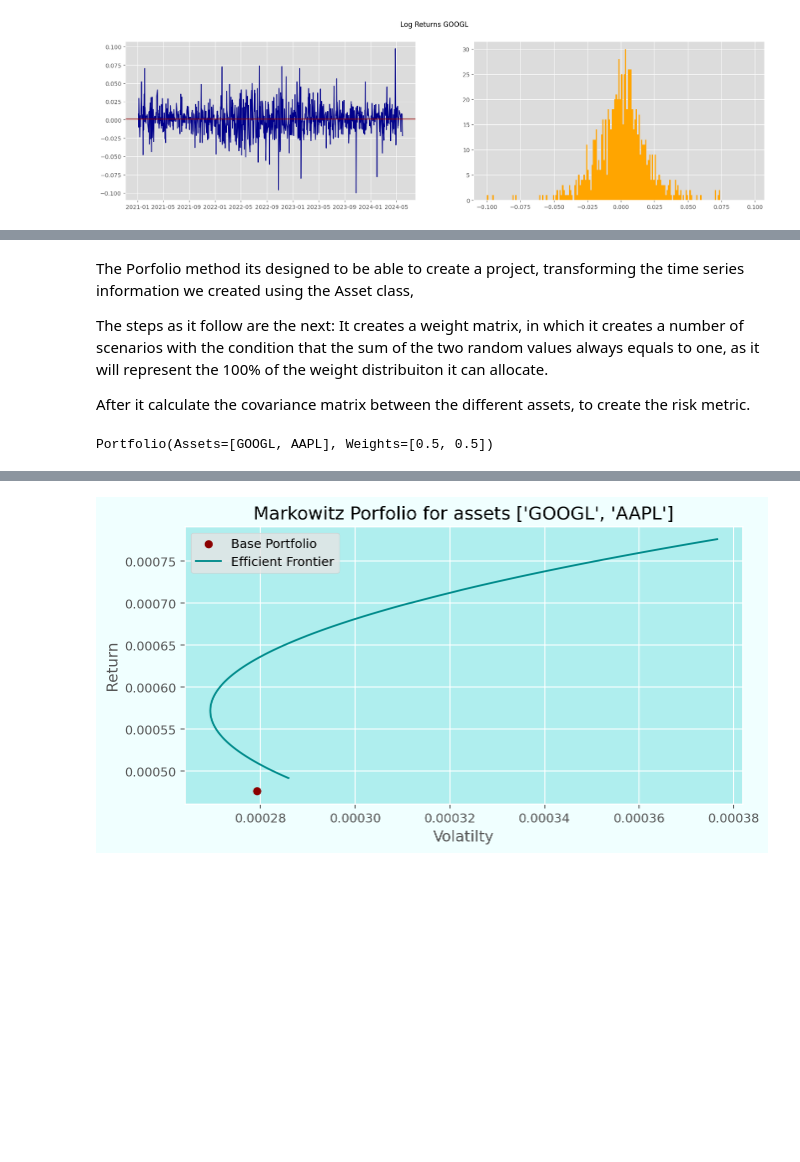
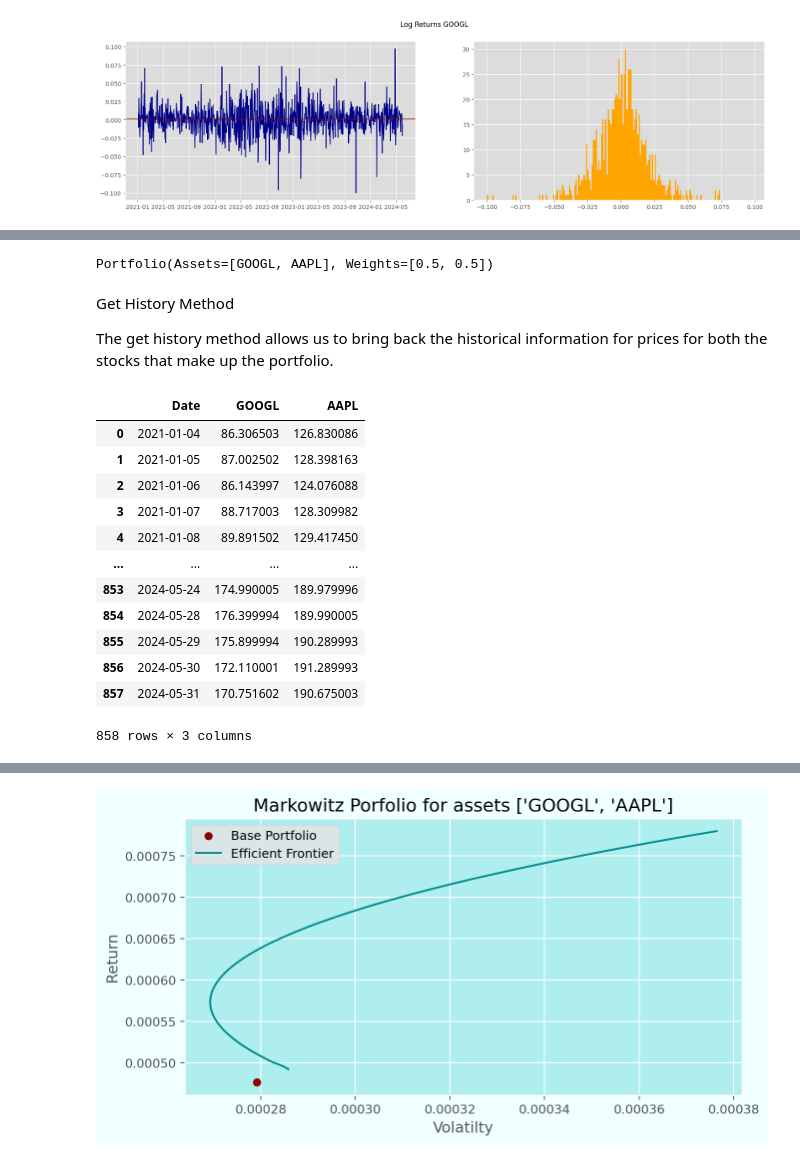
Before and after one commit to NJAimesD/Assets, a Jupyter notebook: test.ipynb, the cells around one changed output, grey strips where cells are left out. Cells and saved outputs as stored; diff of their text form; code cells hidden in the pictures; blank space fills up the shorter version.

```diff
--- a/test.ipynb
+++ b/test.ipynb
@@ -80,13 +148,26 @@ fig.show()
 # %%
-base_portfolio = Portfolio(ASSETS, weights=[0.5, 0.5])
+tickernames = ['GOOGL', 'AAPL']
+base_portfolio = Portfolio(tickernames, weights=[0.5, 0.5])
+print(base_portfolio)
+# %% [output]
+Portfolio(Assets=[GOOGL, AAPL], Weights=[0.5, 0.5])
-# %% [markdown]
-The Porfolio method its designed to be able to create a project, transforming the time series information we created using the Asset class,
-
-The steps as it follow are the next:
-It creates a weight matrix, in which it creates a number of scenarios with the condition that the sum of the two random values always equals to one, as it will represent the 100% of the weight distribuiton it can allocate.
-
-After it calculate the covariance matrix between the different assets, to create the risk metric.
+# %% [markdown]
+Get History Method
+
+The get history method allows us to bring back the historical information for prices for both the stocks that make up the portfolio.
 # %%
-base_portfolio
+base_portfolio.get_history()
 # %% [output]
+|  | Date | GOOGL | AAPL |
+| 0 | 2021-01-04 | 86.306503 | 126.830086 |
+| 1 | 2021-01-05 | 87.002502 | 128.398163 |
+| 2 | 2021-01-06 | 86.143997 | 124.076088 |
+| 3 | 2021-01-07 | 88.717003 | 128.309982 |
+| 4 | 2021-01-08 | 89.891502 | 129.417450 |
+| ... | ... | ... | ... |
+| 853 | 2024-05-24 | 174.990005 | 189.979996 |
+| 854 | 2024-05-28 | 176.399994 | 189.990005 |
+| 855 | 2024-05-29 | 175.899994 | 190.289993 |
+| 856 | 2024-05-30 | 172.110001 | 191.289993 |
+| 857 | 2024-05-31 | 170.751602 | 190.675003 |
-Portfolio(Assets=[GOOGL, AAPL], Weights=[0.5, 0.5])
+858 rows × 3 columns
```
Also changed, not shown: parts of 33 cells of this notebook.
